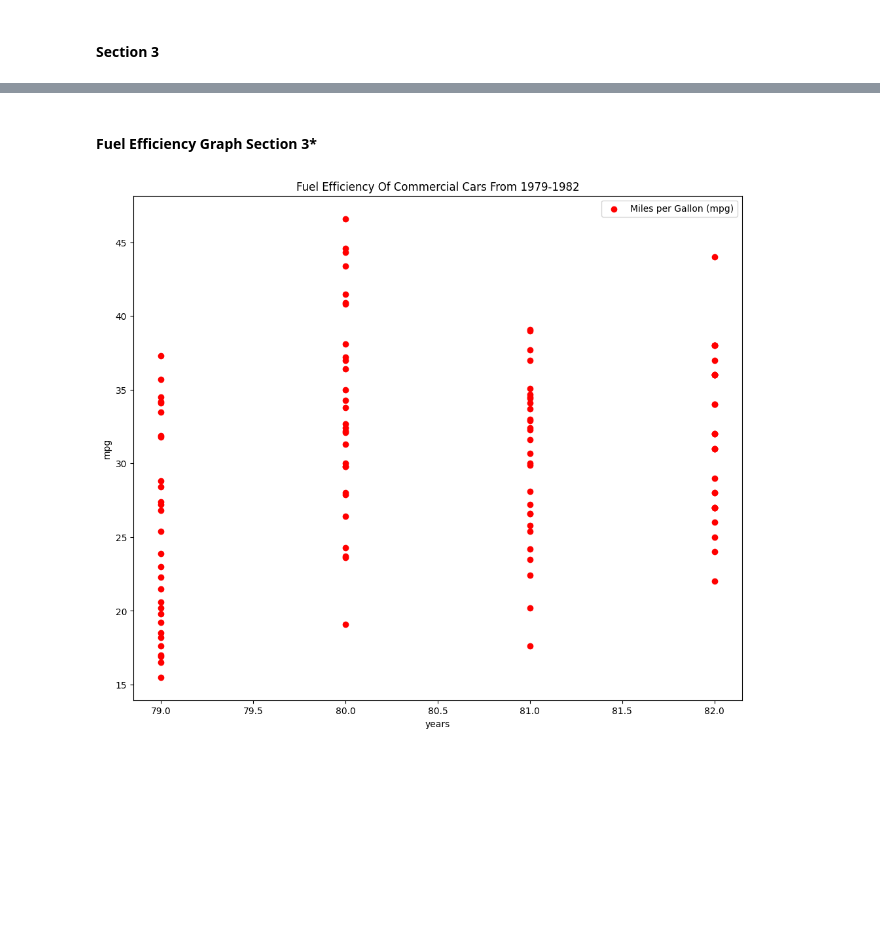
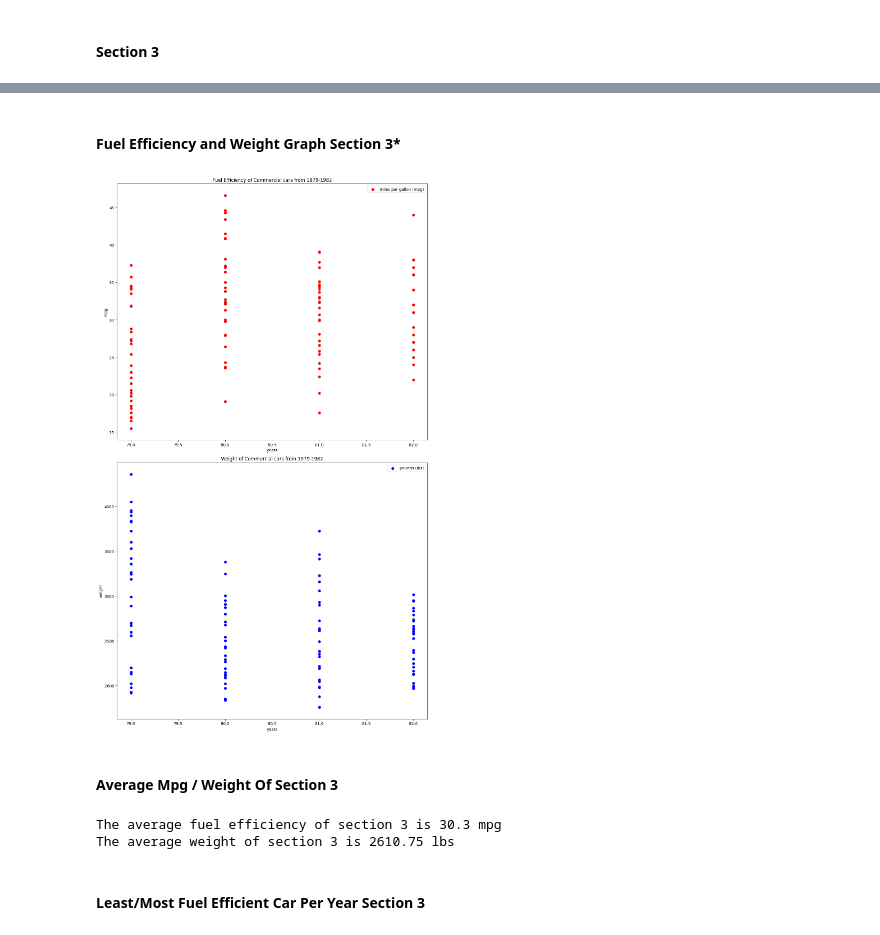
Before and after one commit to mleon0526/Fuel-Efficency-and-Weight-Cars-1970-1982, a Jupyter notebook: main.ipynb, the cells around one changed output, grey strips where cells are left out. Saved outputs shown, nothing was run; the diff lists cells and outputs as text; code cells hidden in the pictures; blank space fills up the shorter version.

Commit message:
Finish section 3

```diff
--- a/main.ipynb
+++ b/main.ipynb
@@ -411,25 +411,49 @@ Section 3 1979-1982:
 
 [117 rows x 4 columns]
 # %% [markdown]
-#### **Fuel Efficiency Graph Section 3***
+#### **Fuel Efficiency and Weight Graph Section 3***
 # %%
 import pandas as pd
 import matplotlib.pyplot as plt
 import numpy as np
 
 auto_dataset = pd.read_csv("Auto.csv",
                           na_values=['?'])
 
 section_3 = pd.DataFrame(auto_dataset)
 
 filtered_section_3 = section_3.loc[lambda df: (df["year"] >= 79) & (df["year"] <= 82), ["name", "year", "mpg", "weight"]]
 
-plt.figure(figsize=(12,10))
-plt.scatter(filtered_section_3["year"], filtered_section_3["mpg"], color="red", label="Miles per Gallon (mpg)")
-plt.xlabel("years")
-plt.ylabel("mpg")
-plt.title("Fuel Efficiency Of Commercial Cars From 1979-1982")
-plt.legend()
+fig, (fuelGraph, weightGraph) = plt.subplots( 2, 1, figsize=(12,20))
+
+fuelGraph.scatter(filtered_section_3["year"], filtered_section_3["mpg"], color="red", label="miles per gallon (mpg)")
+fuelGraph.set_xlabel("years")
+fuelGraph.set_ylabel("mpg")
+fuelGraph.set_title("Fuel Efficiency of Commercial cars from 1979-1982")
+fuelGraph.legend()
+
+
+weightGraph.scatter(filtered_section_3["year"], filtered_section_3["weight"], color="blue", label="pounds (lbs)")
+weightGraph.set_xlabel("years")
+weightGraph.set_ylabel("weight")
+weightGraph.set_title("Weight of Commercial cars from 1979-1982")
+weightGraph.legend()
+
+plt.tight_layout()
+
 plt.show()
 # %% [output]
-[figure, old version]
+[figure, new version]
+# %% [markdown]
+#### **Average Mpg / Weight Of Section 3**
+# %%
+average_mpg_section_3 = filtered_section_3["mpg"].mean().round(2)
+average_weight_section_3 = filtered_section_3["weight"].mean().round(2)
+
+print(f'The average fuel efficiency of section 3 is {average_mpg_section_3} mpg')
+print(f'The average weight of section 3 is {average_weight_section_3} lbs')
+# %% [output]
+The average fuel efficiency of section 3 is 30.3 mpg
+The average weight of section 3 is 2610.75 lbs
+# %% [markdown]
+#### **Least/Most  Fuel Efficient Car Per Year Section 3**
```
Also changed, not shown: parts of 5 cells of this notebook.
